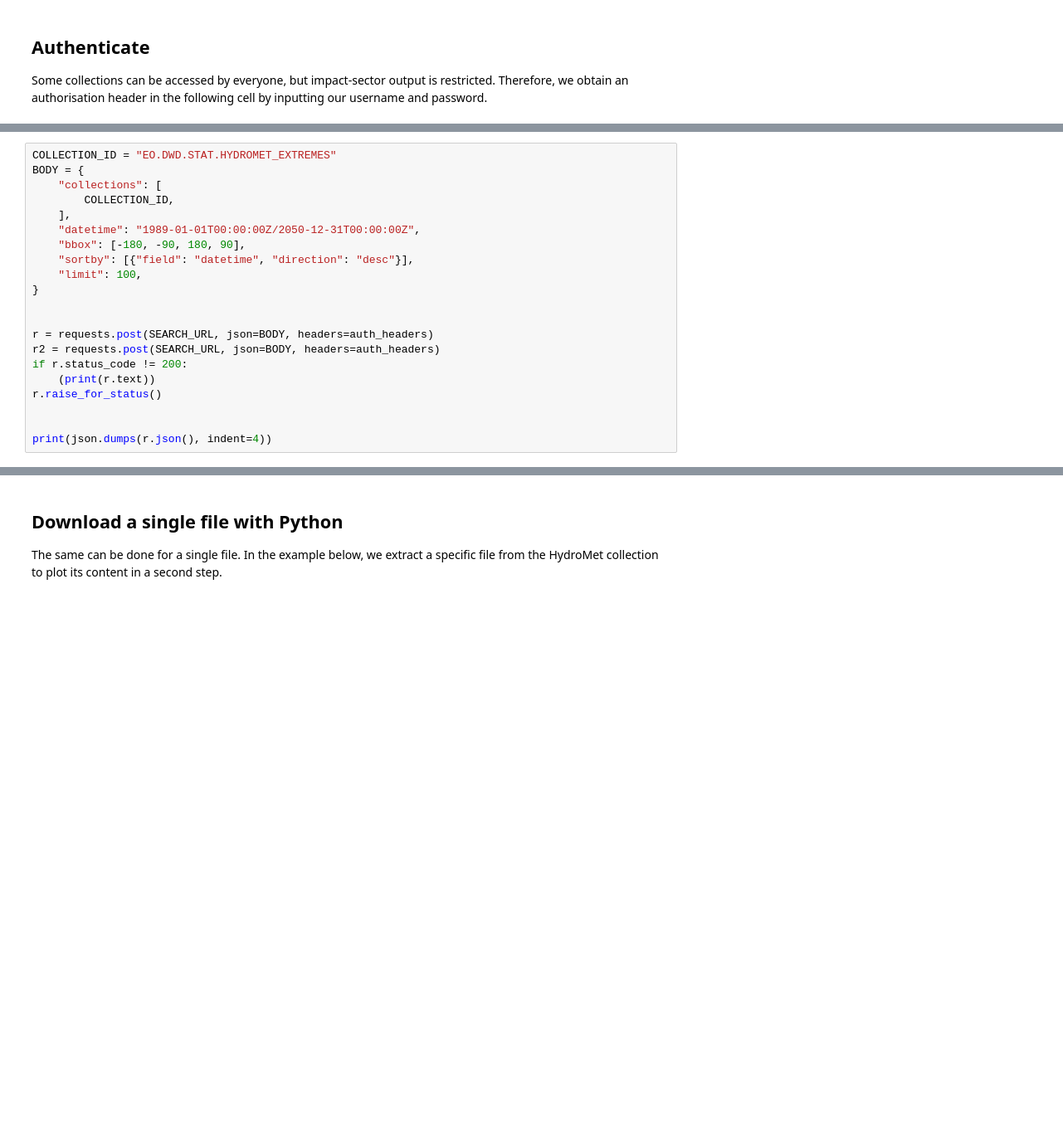
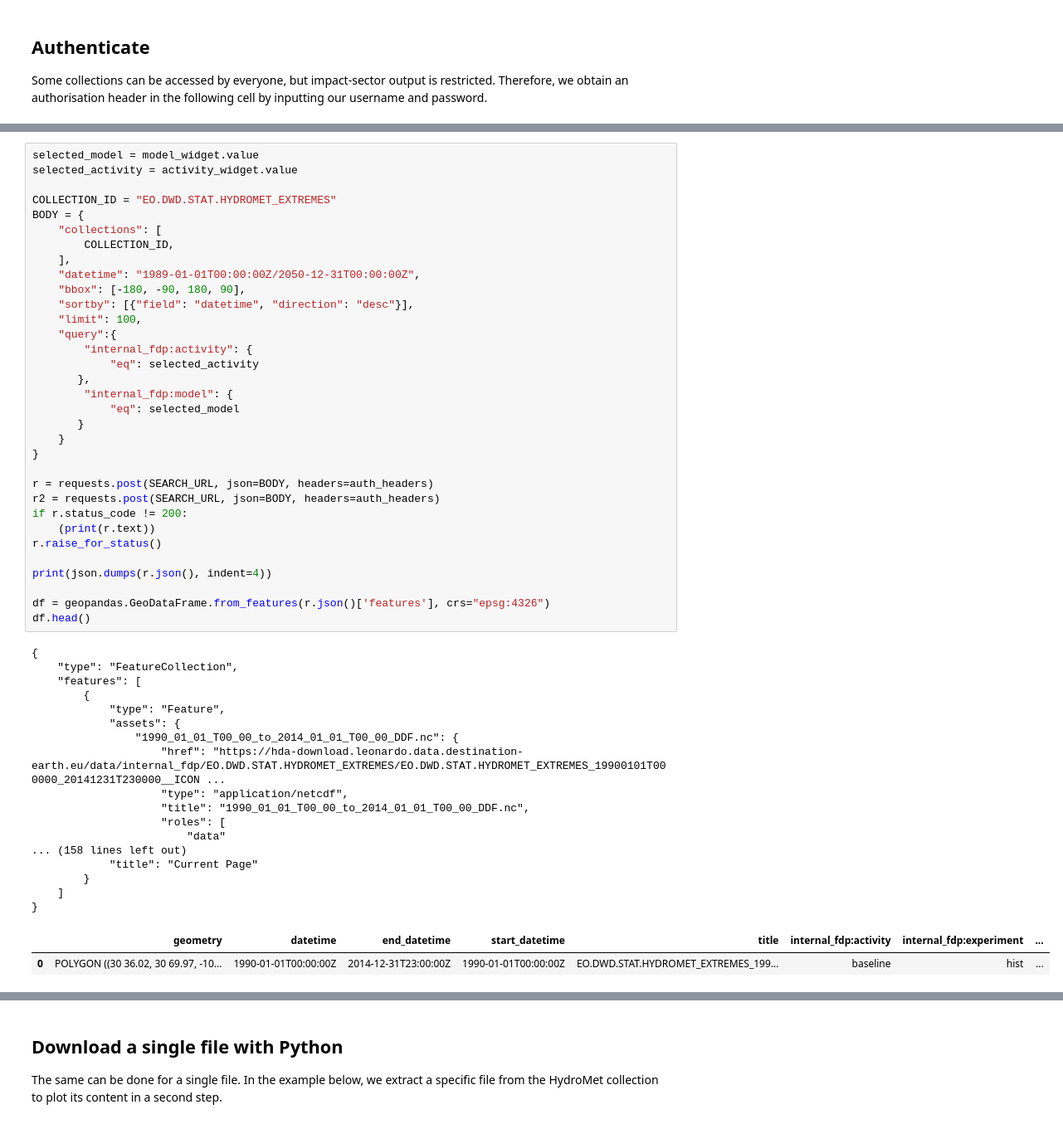
Before and after one commit to DestinE-Climate-DT/climatedt-community-resources, a Jupyter notebook: example_apps/HDA-REST-quick-start-dwd-and-use.ipynb, the cells around one changed output, grey strips where cells are left out. Shown at 83% size. Drawn from its saved outputs; the diff is of its cells as text; blank space fills up the shorter version.

Commit message:
Add more explanations and widget selector

```diff
--- a/example_apps/HDA-REST-quick-start-dwd-and-use.ipynb
+++ b/example_apps/HDA-REST-quick-start-dwd-and-use.ipynb
@@ -105,24 +171,56 @@ The JSON file contains links that can be used directly to download specific file
 # %%
+selected_model = model_widget.value
+selected_activity = activity_widget.value
+
 COLLECTION_ID = "EO.DWD.STAT.HYDROMET_EXTREMES"
 BODY = {
     "collections": [
         COLLECTION_ID,
     ],
     "datetime": "1989-01-01T00:00:00Z/2050-12-31T00:00:00Z",
     "bbox": [-180, -90, 180, 90],
     "sortby": [{"field": "datetime", "direction": "desc"}],
     "limit": 100,
+    "query":{
+        "internal_fdp:activity": {
+            "eq": selected_activity
+       },
+        "internal_fdp:model": {
+            "eq": selected_model
+       }
+    }
 }
-
 
 r = requests.post(SEARCH_URL, json=BODY, headers=auth_headers)
 r2 = requests.post(SEARCH_URL, json=BODY, headers=auth_headers)
 if r.status_code != 200:
     (print(r.text))
 r.raise_for_status()
 
+print(json.dumps(r.json(), indent=4))
 
-print(json.dumps(r.json(), indent=4))
+df = geopandas.GeoDataFrame.from_features(r.json()['features'], crs="epsg:4326")
+df.head()
+# %% [output]
+{
+    "type": "FeatureCollection",
+    "features": [
+        {
+            "type": "Feature",
+            "assets": {
+                "1990_01_01_T00_00_to_2014_01_01_T00_00_DDF.nc": {
+                    "href": "https://hda-download.leonardo.data.destination-earth.eu/data/internal_fdp/EO.DWD.STAT.HYDROMET_EXTREMES/EO.DWD.STAT.HYDROMET_EXTREMES_19900101T000000_20141231T230000__ICON ...
+                    "type": "application/netcdf",
+                    "title": "1990_01_01_T00_00_to_2014_01_01_T00_00_DDF.nc",
+                    "roles": [
+                        "data"
+... (158 lines left out)
+            "title": "Current Page"
+        }
+    ]
+}
+|  | geometry | datetime | end_datetime | start_datetime | title | internal_fdp:activity | internal_fdp:experiment | ... |
+| 0 | POLYGON ((30 36.02, 30 69.97, -10... | 1990-01-01T00:00:00Z | 2014-12-31T23:00:00Z | 1990-01-01T00:00:00Z | EO.DWD.STAT.HYDROMET_EXTREMES_199... | baseline | hist | ... |
 # %% [markdown]
 ## Download
 
```
Also changed, not shown: parts of 16 cells of this notebook.
